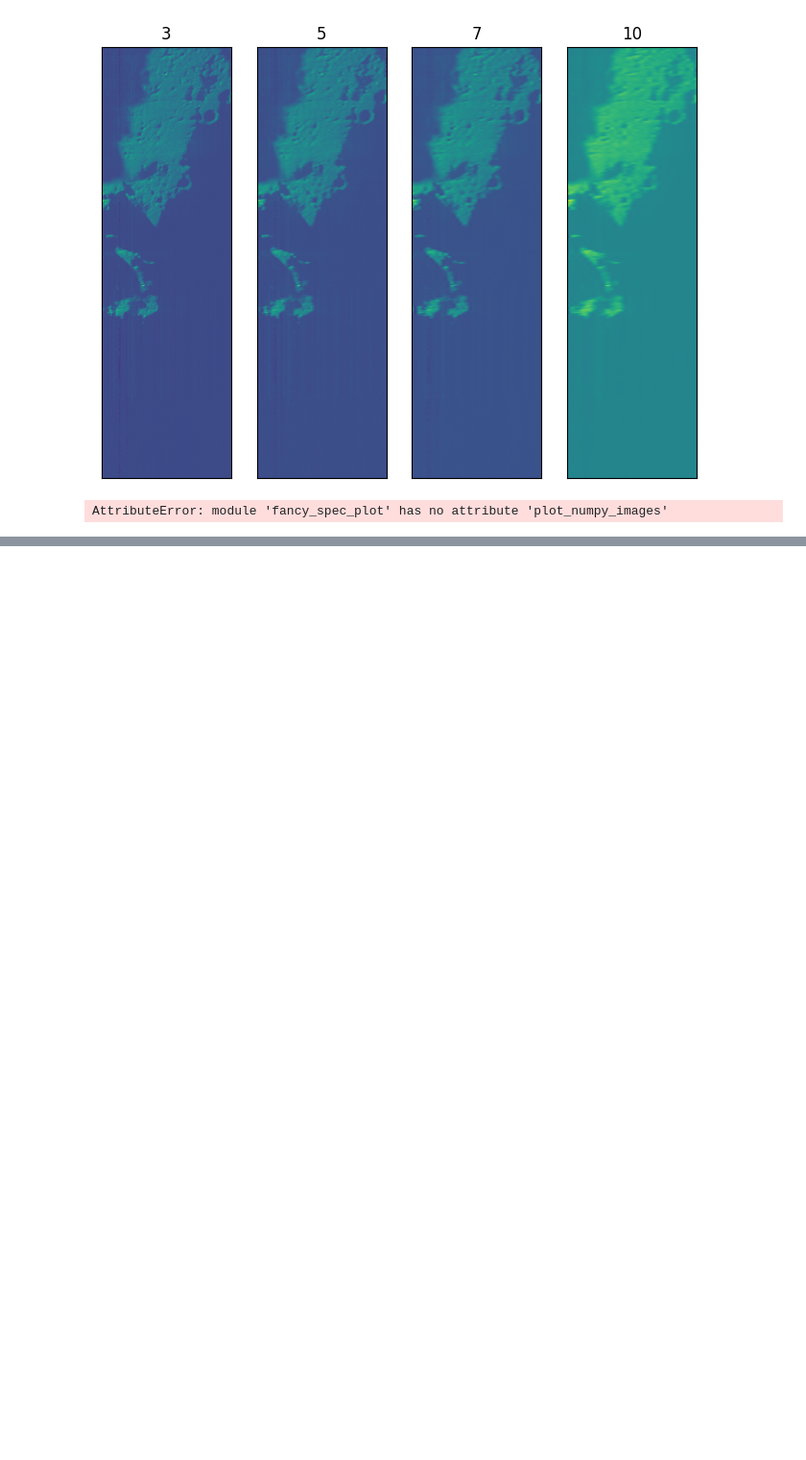
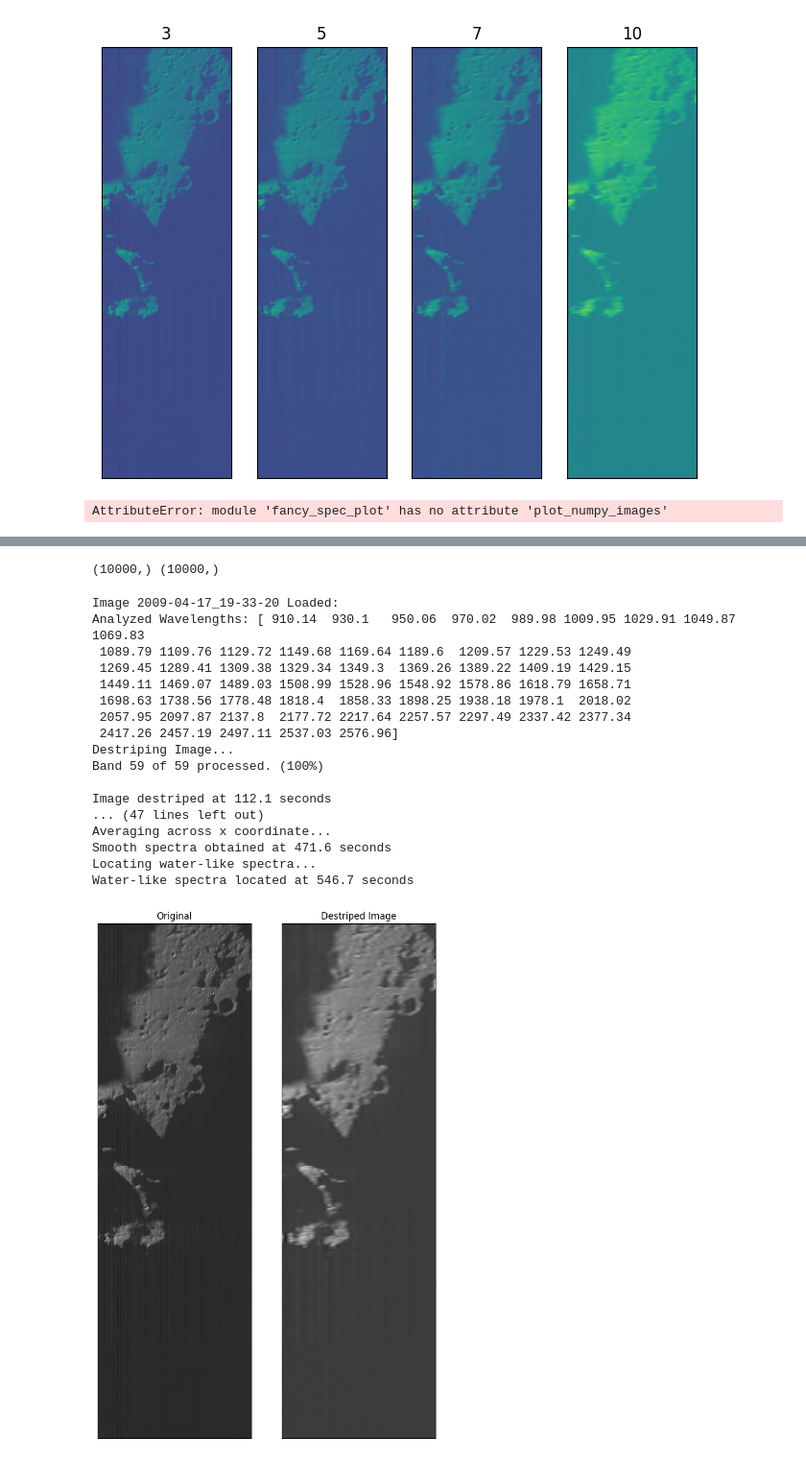
Before and after one commit to z-vig/M3_Pro, a Jupyter notebook: testing.ipynb, the cells around one changed output, grey strips where cells are left out. Shown at 96% size. Saved outputs shown, nothing was run; the diff lists cells and outputs as text; code cells hidden in the pictures; blank space fills up the shorter version.

```diff
--- a/testing.ipynb
+++ b/testing.ipynb
@@ -71,0 +67,67 @@ D:\Data/20230209T095534013597/extracted_files/hdr_files/m3g20090417t193320_v01_r
+# %%
+import scipy.sparse as sps
+import numpy as np
+
+arr1 = 2*np.ones((100,100))
+arr2 = 3*np.ones((100,100))
+bigarr = np.array((arr1,arr2))
+
+x,y=np.where(bigarr==2)[0],np.where(bigarr==2)[1]
+# %% [output]
+(10000,) (10000,)
+# %%
+import importlib
+import Locate_Ice as ice
+importlib.reload(ice)
+import time
+import get_pixel_mosaic
+
+
+img1 = ice.HDR_Image(r"D:\Data/20230209T095534013597/extracted_files/hdr_files/m3g20090417t193320_v01_rfl/m3g20090417t193320_v01_rfl.hdr")
+start = time.time()
+print (f'Image {img1.datetime} Loaded:\n\
+Analyzed Wavelengths: {img1.allowedWavelengths}')
+originalImage = img1.original_image()
+
+print ('Destriping Image...')
+destripeImage = img1.destripe_image(imshow=True)
+print (f'Image destriped at {time.time()-start:.1f} seconds')
+
+print ('Obtaining image and mosaic statistics...')
+shadowDict,imageStats,mosaicPixels,mosaicStats = get_pixel_mosaic.create_arrays(r"D:/Data/20230209T095534013597/",r"D:/Data/Locate_Ice_Saves/")
+print (f'Image and mosaic statistics obtained at {time.time()-start:.1f} seconds')
+
+print ('Calculating Average Mosaic Reflectance...')
+averageRfl,stdRfl = img1.get_average_rfl(mosaicPixels)
+print (f'Average reflectance obtained at {time.time()-start:.1f} seconds')
+
+print ('Making Li et al., 2018 Shadow Correction...')
+correctedImage = img1.shadow_correction(averageRfl,shadowDict[img1.datetime])
+print (f'Correction completed at {time.time()-start:.1f} seconds')
+
+print('Smoothing spectra...')
+avgSpecImg,smoothSpecImg = img1.spectrum_smoothing(imshow=True,specshow=True,plottedPoints = (91,100))
+print (f'Smooth spectra obtained at {time.time()-start:.1f} seconds')
+
+print('Locating water-like spectra...')
+waterPixels_noise,waterPixels,waterDf=img1.locate_ice(imshow=True)
+print (f'Water-like spectra located at {time.time()-start:.1f} seconds')
+# %% [output]
+Image 2009-04-17_19-33-20 Loaded:
+Analyzed Wavelengths: [ 910.14  930.1   950.06  970.02  989.98 1009.95 1029.91 1049.87 1069.83
+ 1089.79 1109.76 1129.72 1149.68 1169.64 1189.6  1209.57 1229.53 1249.49
+ 1269.45 1289.41 1309.38 1329.34 1349.3  1369.26 1389.22 1409.19 1429.15
+ 1449.11 1469.07 1489.03 1508.99 1528.96 1548.92 1578.86 1618.79 1658.71
+ 1698.63 1738.56 1778.48 1818.4  1858.33 1898.25 1938.18 1978.1  2018.02
+ 2057.95 2097.87 2137.8  2177.72 2217.64 2257.57 2297.49 2337.42 2377.34
+ 2417.26 2457.19 2497.11 2537.03 2576.96]
+Destriping Image...
+Band 59 of 59 processed. (100%)
+
+Image destriped at 112.1 seconds
+... (47 lines left out)
+Averaging across x coordinate...
+Smooth spectra obtained at 471.6 seconds
+Locating water-like spectra...
+Water-like spectra located at 546.7 seconds
+[figure, added]
```
Also changed, not shown: parts of 4 cells of this notebook, 2 other files.
